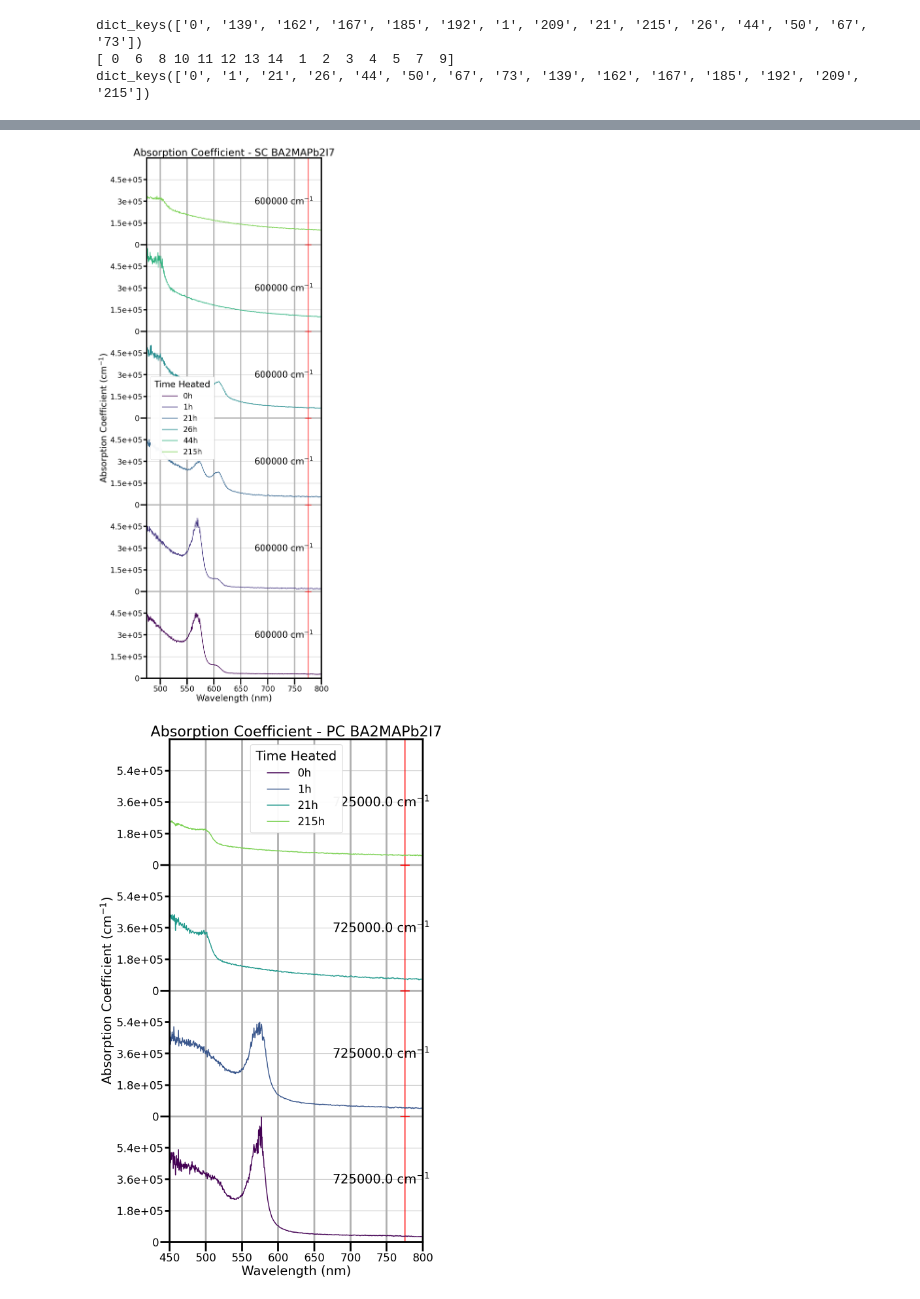
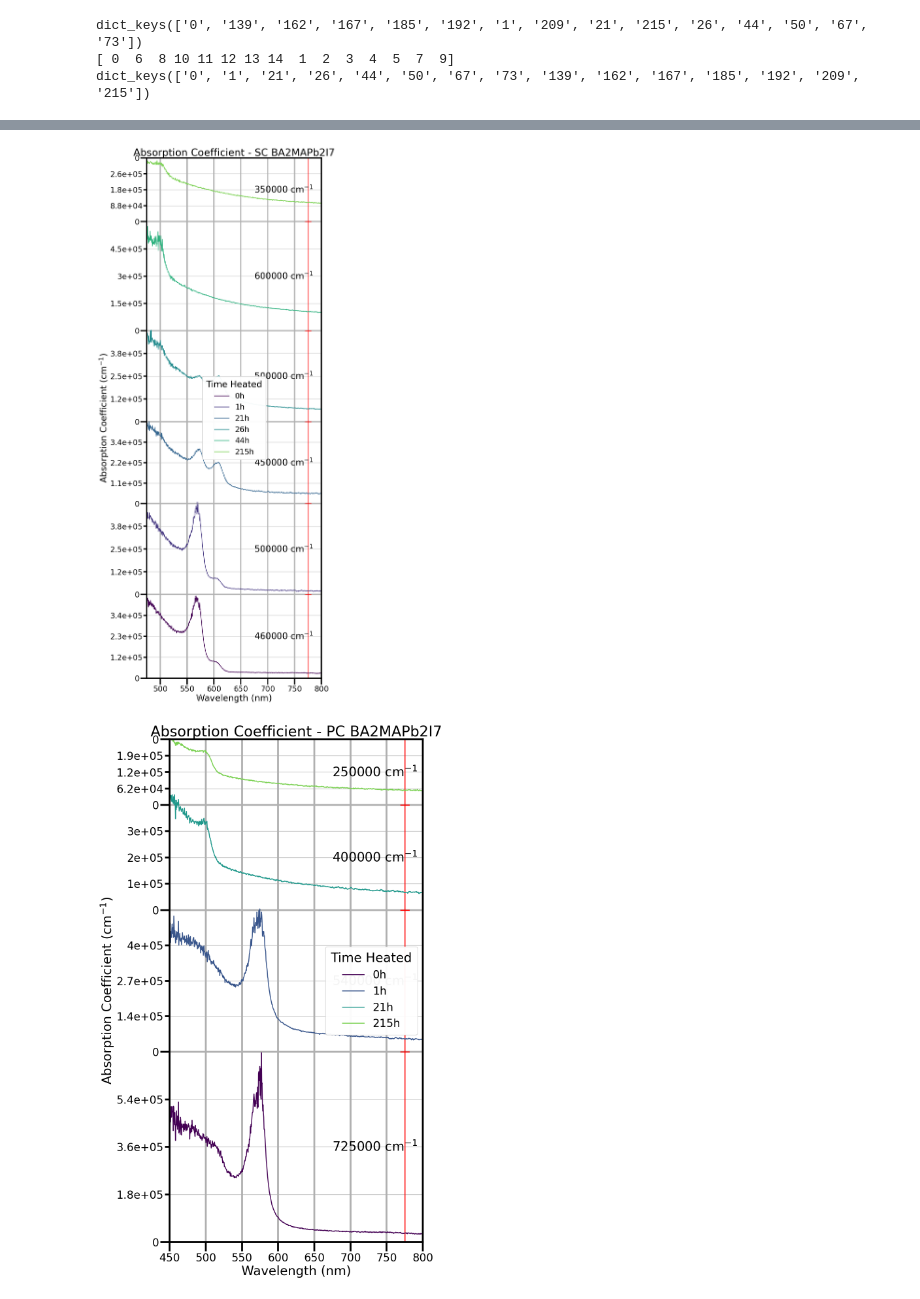
Before and after one commit to Phb22rr/4th-year-project, a Jupyter notebook: Plots.ipynb, the cells around one changed output, grey strips where cells are left out. Saved outputs shown, nothing was run; the diff lists cells and outputs as text; code cells hidden in the pictures.

```diff
--- a/Plots.ipynb
+++ b/Plots.ipynb
@@ -251,29 +230,29 @@ line_width = 4
 for i in [3, 4, 5]:
     # define y_jump per material
     if i == 3:
-        y_jump = 100
+        y_jump = [90, 90, 75, 75]
     elif i == 4:
-        y_jump = 100
+        y_jump = [80, 90, 70, 60, 38, 40]
     elif i == 5:
-        y_jump = 100
+        y_jump = [75, 75, 60, 60]
 
     fig, ax = text_and_plot_stuff(figsize=(10,20), line_width=4, font_size=28)
 
     # set major and minor y-ticks using y_jump
     if i == 3 or i == 5:
-        set_y_ticks(ax, y_jump, levels=4)
+        set_y_ticks(ax, y_jump)
     elif i == 4:
-        set_y_ticks(ax, y_jump, levels=6)
+        set_y_ticks(ax, y_jump)
 
     ax.set_xticks([350, 450, 550, 650, 750], minor=True)
 
     # scale bar using y_jump
     if i == 3:
-        add_scale_bars_trans(ax, x_pos=725, y_jump=y_jump, levels=4, color="red", line_width=4, x_displace=10)
+        add_scale_bars(ax, x_pos=725, y_jumps=y_jump, unit="%", x_displace=5)
     elif i == 4:
-        add_scale_bars_trans(ax, x_pos=475, y_jump=y_jump, levels=6, color="red", line_width=4, x_displace=10)
+        add_scale_bars(ax, x_pos=475, y_jumps=y_jump, unit="%", x_displace=5)
     elif i == 5:
-        add_scale_bars_trans(ax, x_pos=475, y_jump=y_jump, levels=4, color="red", line_width=4, x_displace=10)
+        add_scale_bars(ax, x_pos=465, y_jumps=y_jump, unit="%", x_displace=5)
 
     #if we want to disclude any graphs:
     times_indexs_not_to_plot = [3, 4, 5, 6, 7, 8, 9, 10, 11,12, 13]
@@ -297,7 +276,7 @@ for i in [3, 4, 5]:
             transmissionPlot(wavelength, incident, SC_BA2MAPb2I7_background, colour_index, key, y_value_to_start)
         elif i == 5:
             transmissionPlot(wavelength, incident, PC_BA2MAPb2I7_background, colour_index, key, y_value_to_start)
-        y_value_to_start += y_jump
+        y_value_to_start += y_jump[nth_plot - 1]
 
     plt.ylim(0, y_value_to_start)
     plt.xlim(450, 800)
@@ -442,19 +423,19 @@ y_jump = 2.25* 10 ** 5
 
 for i in [3, 4, 5]:
     if i == 3:
-        y_jump = 4.5* 10 ** 5
+        y_jump = [450000, 400000, 150000, 150000]
     elif i == 4:
-        y_jump = 6* 10 ** 5
+        y_jump = [460000, 500000, 450000, 500000, 600000, 350000]
     elif i == 5:
-        y_jump = 7.25* 10 ** 5
+        y_jump = [725000, 540000, 400000, 250000]
 
     fig, ax = text_and_plot_stuff(figsize=(10,20), line_width=4, font_size=28)
 
     # set major and minor y-ticks using y_jump
     if i == 3 or i == 5:
-        set_y_ticks(ax, y_jump, levels=4)
+        set_y_ticks(ax, y_jump)
     elif i == 4:
-        set_y_ticks(ax, y_jump, levels=6)
+        set_y_ticks(ax, y_jump)
 
     #ax.yaxis.set_major_locator(MultipleLocator(100))
     #ax.xaxis.set_major_locator(MultipleLocator(100))
@@ -463,11 +444,11 @@ for i in [3, 4, 5]:
     #scale bar
     # scale bar using y_jump
     if i == 3:
-        add_scale_bars_absco(ax, x_pos=775, y_jump=y_jump, levels=4, color="red", line_width=4, x_displace=-100)
+        add_scale_bars(ax, x_pos=775, y_jumps=y_jump, unit="cm$^{-1}$", x_displace=-100)
     elif i == 4:
-        add_scale_bars_absco(ax, x_pos=775, y_jump=y_jump, levels=6, color="red", line_width=4, x_displace=-100)
+        add_scale_bars(ax, x_pos=775, y_jumps=y_jump, unit="cm$^{-1}$", x_displace=-100)
     elif i == 5:
-        add_scale_bars_absco(ax, x_pos=775, y_jump=y_jump, levels=4, color="red", line_width=4, x_displace=-100)
+        add_scale_bars(ax, x_pos=775, y_jumps=y_jump, unit="cm$^{-1}$", x_displace=-100)
 
     #if we want to disclude any graphs:
     times_indexs_not_to_plot = [3, 4, 5, 6, 7, 8, 9, 10, 11,12, 13]
@@ -500,7 +481,7 @@ for i in [3, 4, 5]:
         if i == 5:
             AbsCoPlot(wavelength, incident, PC_BA2MAPb2I7_background, colour_index, key, y_value_to_start)
 
-        y_value_to_start = y_value_to_start + y_jump
+        y_value_to_start += y_jump[nth_plot - 1]
     if i == 3:
         plt.ylim(0, y_value_to_start)#-25)
     elif i == 4:
@@ -541,2 +522,2 @@ for i in [3, 4, 5]:
-[figure, old version]
+[figure, new version]
-[figure, old version]
+[figure, new version]
```
Also changed, not shown: parts of 4 cells of this notebook.
